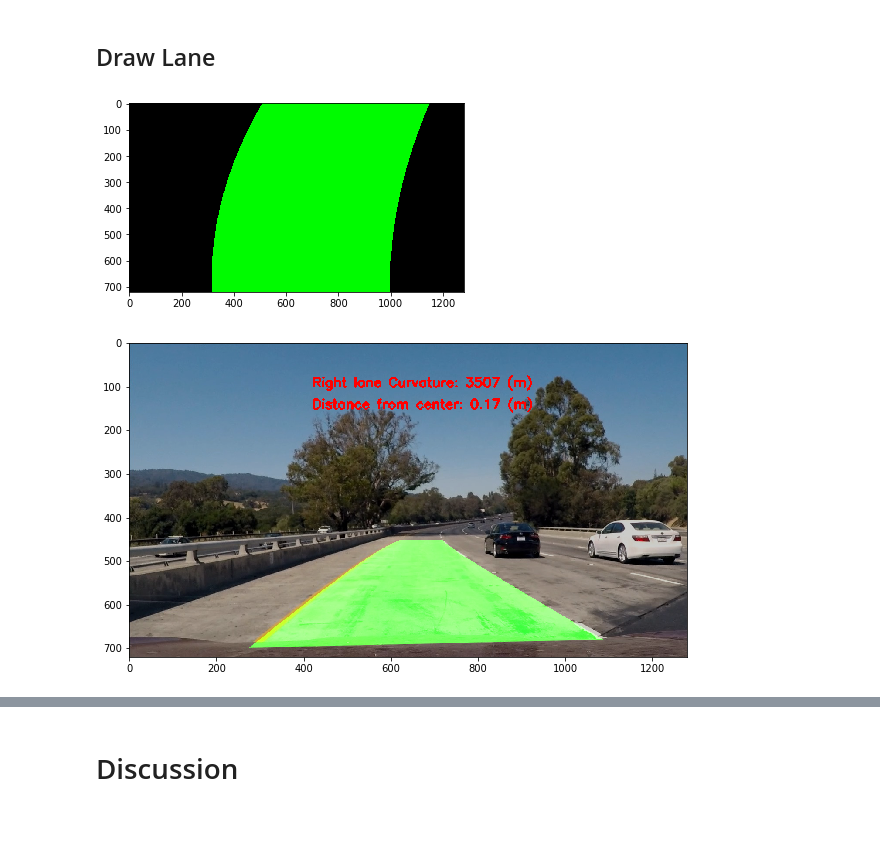
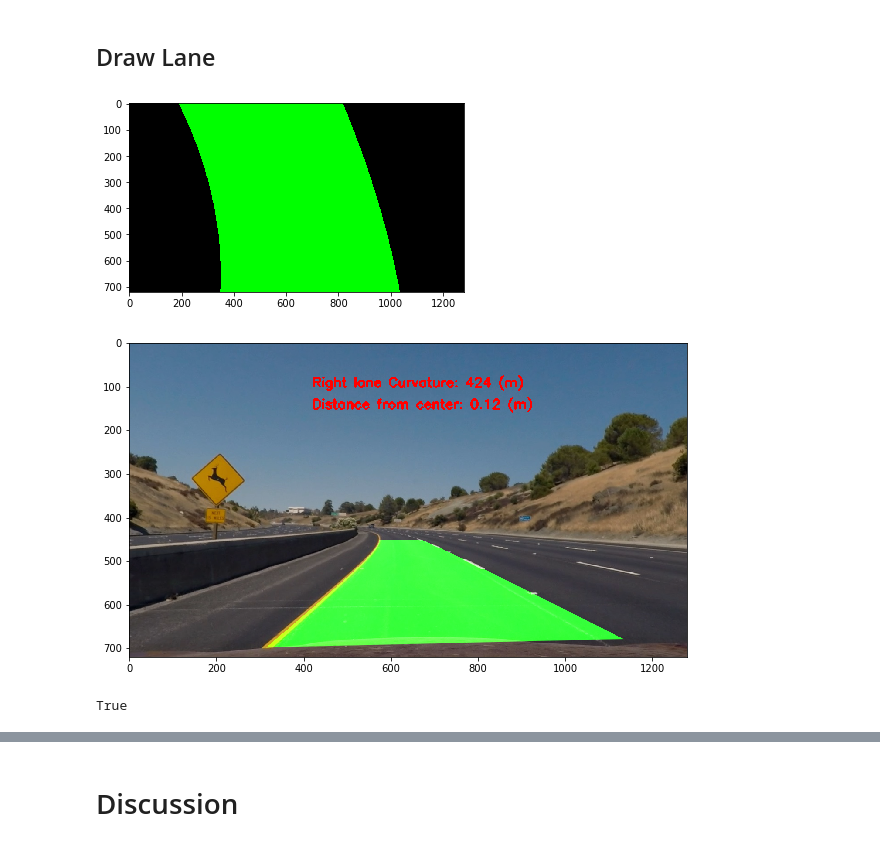
Before and after one commit to Ozi97/CarND-Advanced-Lane-Lines, a Jupyter notebook: ALane.ipynb, the cells around one changed output, grey strips where cells are left out. Saved outputs shown, nothing was run; the diff lists cells and outputs as text; code cells hidden in the pictures.

```diff
--- a/ALane.ipynb
+++ b/ALane.ipynb
@@ -76,10 +76,12 @@ def undistort(image):
 # %% [markdown]
 ## Example of Distortion corrected image
 # %%
-image = mpimg.imread('test_images/test1.jpg')
+image = mpimg.imread('test_images/test2.jpg')
 calibration_image = plt.imread("camera_cal/calibration4.jpg")
-calibration_undimage = undistort(calibration_image)
-undist_img = undistort(image)
+calibration_undimage = undistort(calibration_image, cam_mtx, cam_dist)
+undist_img = undistort(image, cam_mtx, cam_dist)
+
+
 plt.figure(figsize=(8,5))
 
 
@@ -590,9 +639,9 @@ def get_curvature(pixels):
     left_fit_cr = np.polyfit(l_y*ym_per_pix, left*xm_per_pix, 2)
     right_fit_cr = np.polyfit(l_y*ym_per_pix, right*xm_per_pix, 2)
 
-    left_curverad = int(((1 + (2*left_fit_cr[0]*l_y_eval + left_fit_cr[1])**2)**1.5)\
+    left_curverad = int(((1 + (2*left_fit_cr[0]*l_y_eval*ym_per_pix + left_fit_cr[1])**2)**1.5)\
                         /np.absolute(2*left_fit_cr[0]))
-    right_curverad = int(((1 + (2*right_fit_cr[0]*r_y_eval + right_fit_cr[1])**2)**1.5)\
+    right_curverad = int(((1 + (2*right_fit_cr[0]*r_y_eval*xm_per_pix + right_fit_cr[1])**2)**1.5)\
                          /np.absolute(2*right_fit_cr[0]))
 
     return left_curverad, right_curverad
@@ -615,40 +664,46 @@ def draw_lanes(image):
     blank_image = get_blank_image(image)
     lane_coord = draw_curves(image)
     left_curve, right_curve = get_curvature(lane_coord)
-    top = [lane_coord [0][-1], lane_coord [1][-1]]
-    bottom = [lane_coord [0][0], lane_coord [1][0]]
+    top = [lane_coord [1][-1], lane_coord [0][-1]]
+    bottom = [lane_coord [1][0], lane_coord [0][0]]
 
     deviation = deviation_center(blank_image, lane_coord[4], lane_coord[5])
-    cv2.fillPoly(blank_image, [np.concatenate((lane_coord[1], lane_coord[0], top,bottom ))], color=(0,251,0))
+
+    #cv2.fillPoly(blank_image, [np.concatenate((np.array((lane_coord[0]), dtype=np.int32), np.array((lane_coord[1]), dtype=np.int32), bottom,top ))], color=(0,251,0))
+    cv2.fillPoly(blank_image, [np.concatenate((np.int32(lane_coord[0]), np.int32(lane_coord[1]), np.int32(top),np.int32(bottom) ))], color=(0,255,0))
     return blank_image, left_curve, right_curve, deviation
 
 a,b,c,d = draw_lanes(P_img)
 plt.imshow(a ,cmap='gray')
 plt.show()
 # %% [output]
-[figure, old version]
+[figure, new version]
 # %%
 def lane_pipline(image):
-    orig   = image
-    image   = gaussian_blur(image)
-    image   = undistort(image)
-    image   = ROI(image)
-    image   = binary_img(image)
+    undistorted   = undistort(image, cam_mtx, cam_dist)
+    orig   = undistorted
+    blurred   = gaussian_blur(image)
+    binary   = binary_img(undistorted)
+    image   = ROI(binary)
     M, N    = transformation_matrix(image)
-    image   = transform_perspective(image, M)
-    lanes,left_curve, right_curve, deviation = draw_lanes(image)
+    wraped_img   = transform_perspective(image, M)
+    lanes,left_curve, right_curve, deviation = draw_lanes(wraped_img)
     lanes   = transform_perspective(lanes, N)
-    image   = weighted_img(lanes, orig, α=0.8, β=1., λ=0.)
+    final   = weighted_img(lanes, orig, α=0.8, β=1., λ=0.)
 
-    cv2.putText(image, "Right lane Curvature: " + str(left_curve) + " (m)", (420,100), cv2.FONT_HERSHEY_SIMPLEX, 1, 255,3)
-    cv2.putText(image, "Distance from center: " + str(deviation) + " (m)", (420,150), cv2.FONT_HERSHEY_SIMPLEX, 1, 255, 3)
+    cv2.putText(final, "Right lane Curvature: " + str(left_curve) + " (m)", (420,100), cv2.FONT_HERSHEY_SIMPLEX, 1, 255,3)
+    cv2.putText(final, "Distance from center: " + str(deviation) + " (m)", (420,150), cv2.FONT_HERSHEY_SIMPLEX, 1, 255, 3)
 
-    return image
+    return final
 plt.figure(figsize=(10,10))
 plt.imshow(lane_pipline(image))
 plt.show()
+
+
+cv2.imwrite('finall.jpg',cv2.cvtColor(lane_pipline(image), cv2.COLOR_RGB2BGR))
 # %% [output]
-[figure, old version]
+[figure, new version]
+True
 # %%
 from moviepy.editor import VideoFileClip
 from IPython.display import HTML
```
Also changed, not shown: parts of 13 cells of this notebook, 1 other file.
